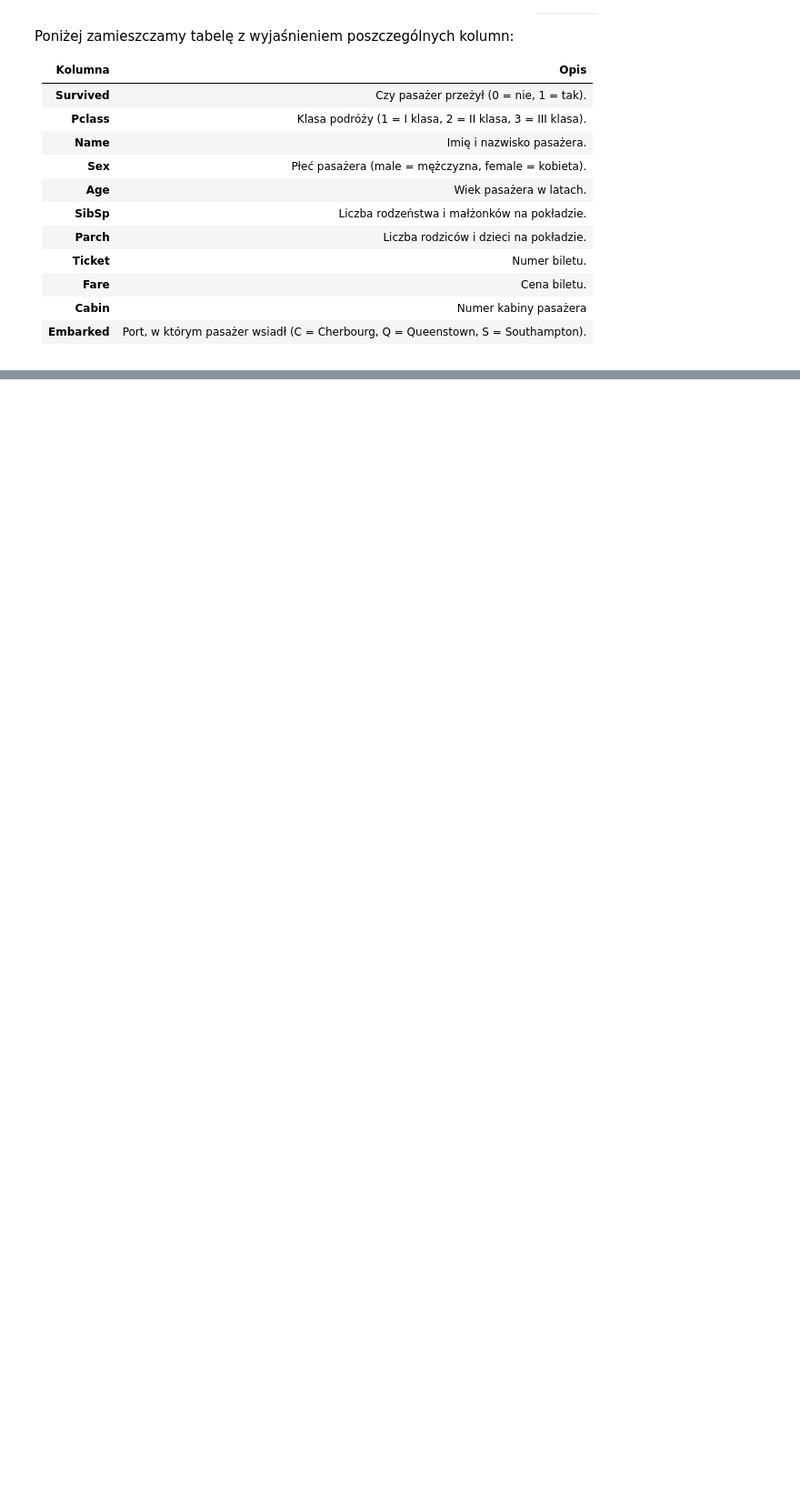
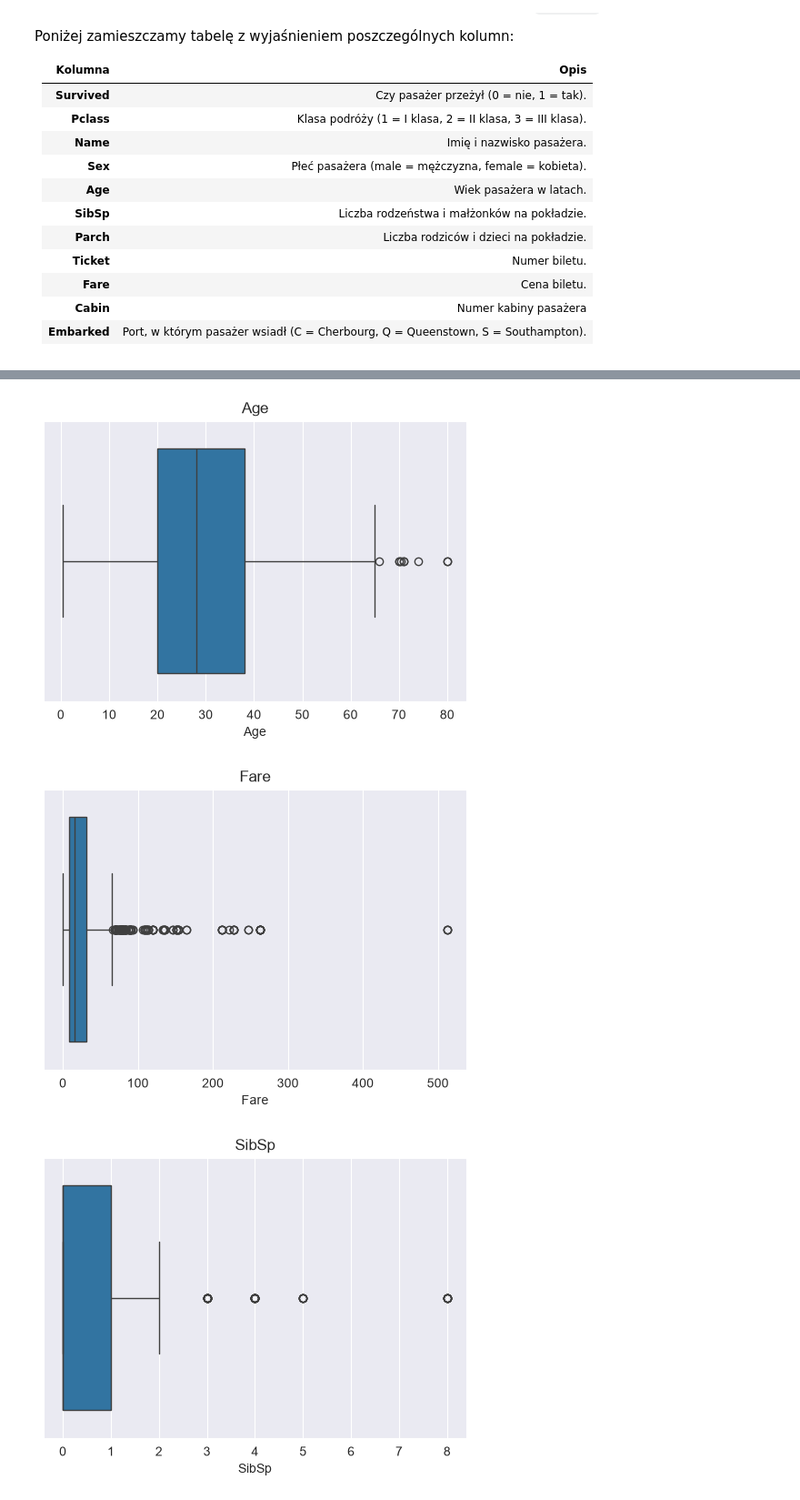
Before and after one commit to Solvro/ml-wakacyjne-wyzwanie-2026, a Jupyter notebook: 01_przetwarzanie_wizualizacja_danych/EDA_zadanie.ipynb, the cells around one changed output, grey strips where cells are left out. Shown at 91% size. Cells and saved outputs as stored; diff of their text form; code cells hidden in the pictures; blank space fills up the shorter version.

```diff
--- a/01_przetwarzanie_wizualizacja_danych/EDA_zadanie.ipynb
+++ b/01_przetwarzanie_wizualizacja_danych/EDA_zadanie.ipynb
@@ -81,0 +128,19 @@ array([nan, 'C', 'E', 'G', 'D', 'A', 'B', 'F', 'T'], dtype=object)
+# %%
+#zamienienie kolumny Name na Title poprzez wyodrębnienie tytułu z kolumny Name
+titanic_df['Name']=titanic_df['Name'].str.extract(r',\s([^\.]+)\.')
+titanic_df=titanic_df.rename(columns={'Name':'Title'})
+# %%
+#dodanie kolumny FamilySize (wielkość rodziny)
+titanic_df['FamilySize']=titanic_df['SibSp']+titanic_df['Parch']+1
+# %%
+#zamienienie kolumny Ticket na TicketType poprzez wyodrębnienie "prefiksu" numeru biletu
+titanic_df['Ticket']=titanic_df['Ticket'].str.split(' ').str[0]
+titanic_df.loc[titanic_df['Ticket'].str.isdigit(), 'Ticket']='None'
+titanic_df=titanic_df.rename(columns={'Ticket':'TicketType'})
+# %%
+#zamienienie kolumny Cabin na Deck poprzez zredukowanie wartości z kolumny Cabin do pierwszej litery
+titanic_df['Cabin']=titanic_df['Cabin'].str[0]
+titanic_df=titanic_df.rename(columns={'Cabin':'Deck'})
+
+#uzupełnianie kolumny Deck - "Unknown"
+titanic_df['Deck']=titanic_df['Deck'].fillna('Unknown')
@@ -81,0 +152,11 @@ array([nan, 'C', 'E', 'G', 'D', 'A', 'B', 'F', 'T'], dtype=object)
+# %%
+#dla danych numerycznych
+for column in ['Age', 'Fare', 'SibSp', 'Parch', 'FamilySize']:
+    plt.figure(figsize=(6,4))
+    sns.boxplot(x=titanic_df[column])
+    plt.title(column)
+    plt.show()
+# %% [output]
+[figure, added]
+[figure, added]
+[figure, added]
```
Also changed, not shown: parts of 42 cells of this notebook.
